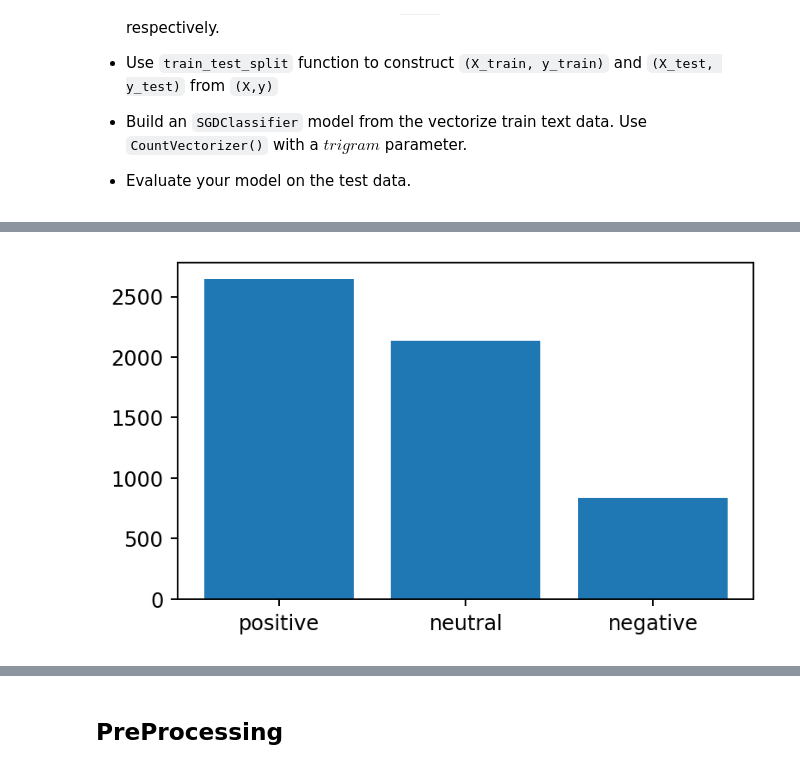
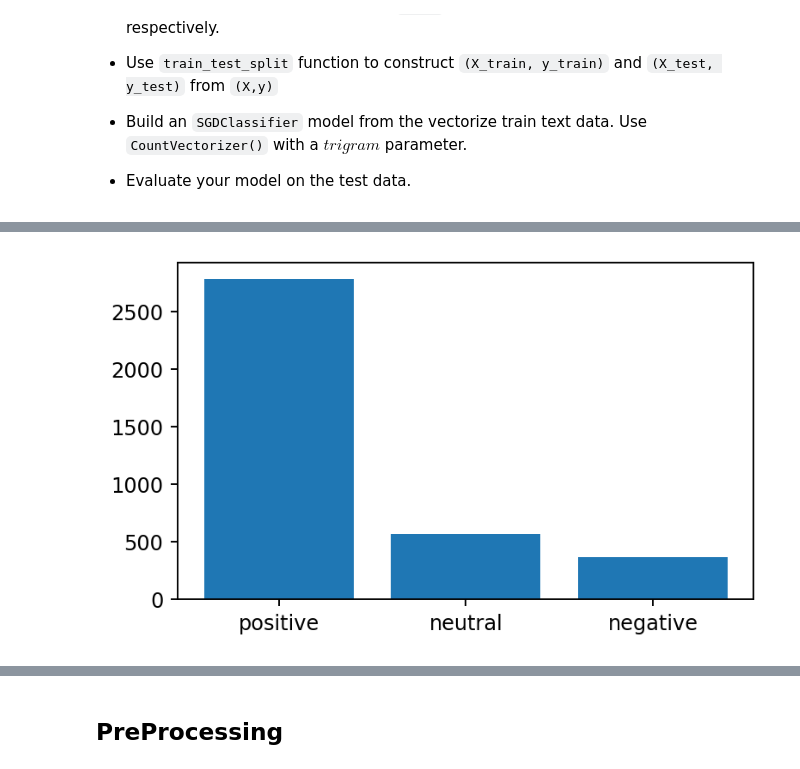
Before and after one commit to KutashiMA/Twitter_Data_Analysis, a Jupyter notebook: Challenge_Day2.ipynb, the cells around one changed output, grey strips where cells are left out. Saved outputs shown, nothing was run; the diff lists cells and outputs as text; code cells hidden in the pictures.

```diff
--- a/Challenge_Day2.ipynb
+++ b/Challenge_Day2.ipynb
@@ -324,15 +298,15 @@ Name: score, dtype: int64
 # %%
 # plotting bar chart
 labels = ['positive', 'neutral', 'negative']
-values = [2648,2134,838]
+values = [2786,568,366]
 
 plt.figure(figsize = (5,3), dpi = 173)
 
 bars = plt.bar(labels,values)
 
 plt.show()
 # %% [output]
-[figure, old version]
+[figure, new version]
 # %%
 # plotting pie chart
 plt.figure(figsize = (5,3), dpi = 173)
```
Also changed, not shown: parts of 21 cells of this notebook, 10 other files.
